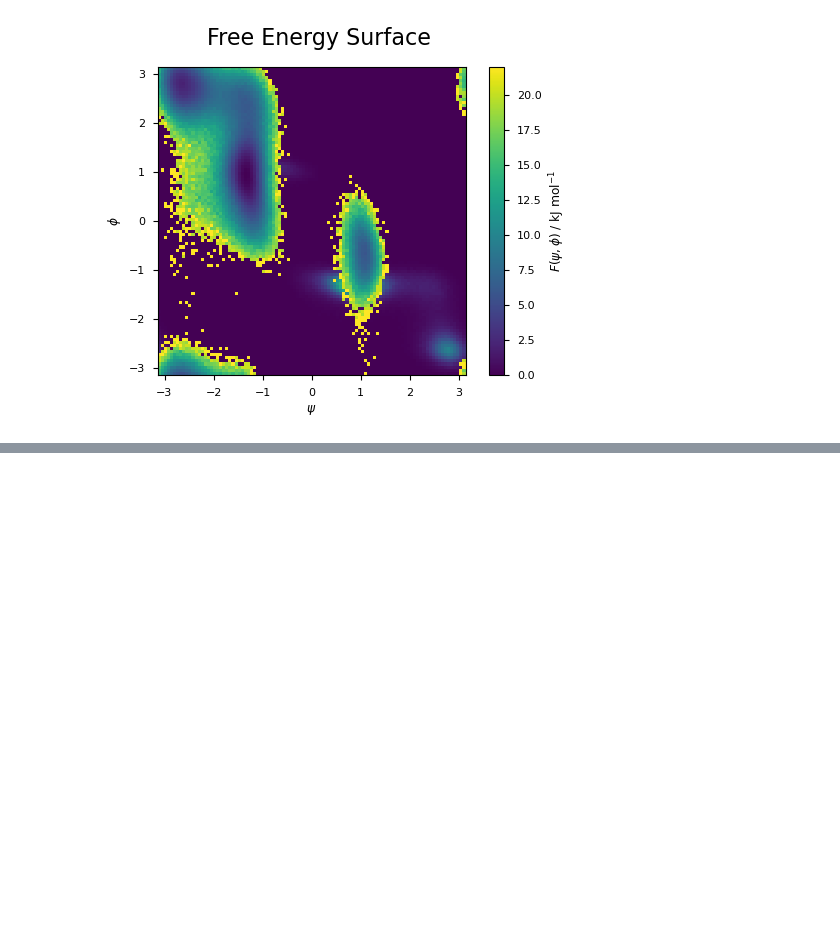
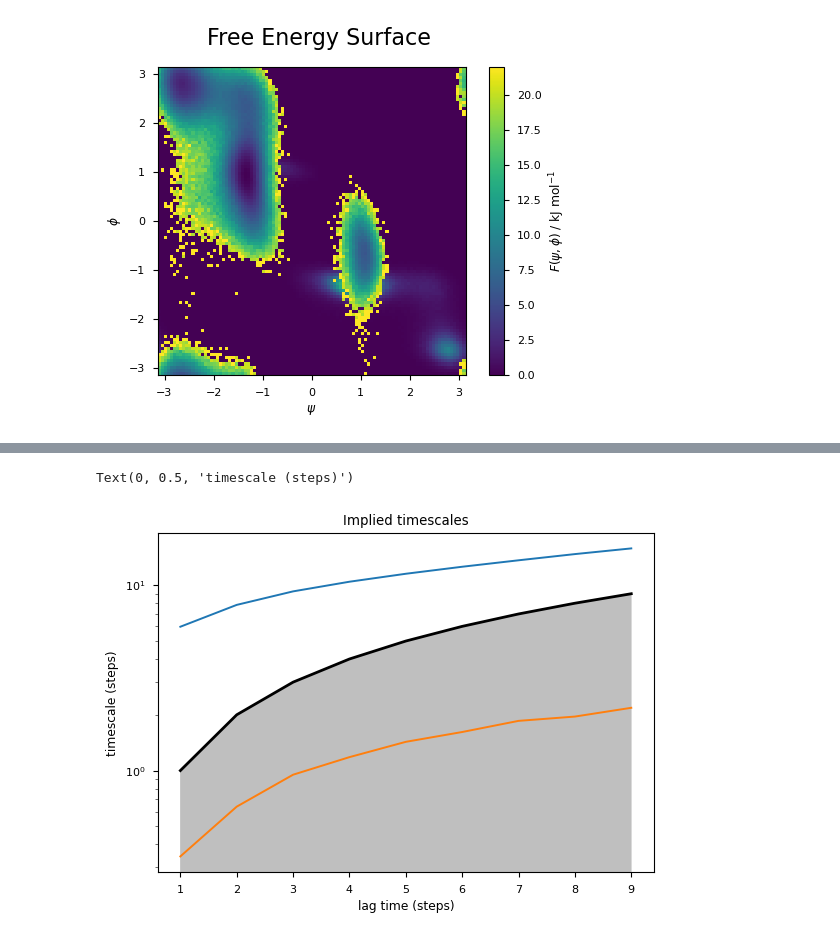
Before and after one commit to dominicp6/CV_learning, a Jupyter notebook: notebooks/rough_work.ipynb, the cells around one changed output, grey strips where cells are left out. Drawn from its saved outputs; the diff is of its cells as text; code cells hidden in the pictures; blank space fills up the shorter version.

Commit message:
Improved implied timescale analysis function.

```diff
--- a/notebooks/rough_work.ipynb
+++ b/notebooks/rough_work.ipynb
@@ -153,0 +195,15 @@ PCA()
+# %%
+from deeptime.util.validation import implied_timescales
+from deeptime.plots import plot_implied_timescales
+
+its_data = implied_timescales(its_objects)
+
+fig, ax = plt.subplots(1, 1)
+plot_implied_timescales(its_data, n_its=2, ax=ax)
+ax.set_yscale('log')
+ax.set_title('Implied timescales')
+ax.set_xlabel('lag time (steps)')
+ax.set_ylabel('timescale (steps)')
+# %% [output]
+Text(0, 0.5, 'timescale (steps)')
+[figure, added]
```
Also changed, not shown: parts of 5 cells of this notebook.
